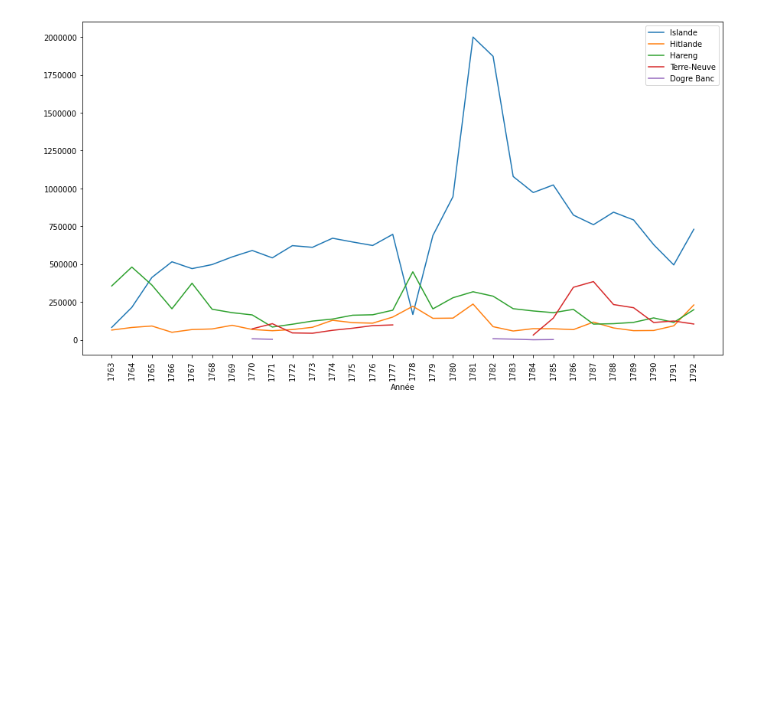
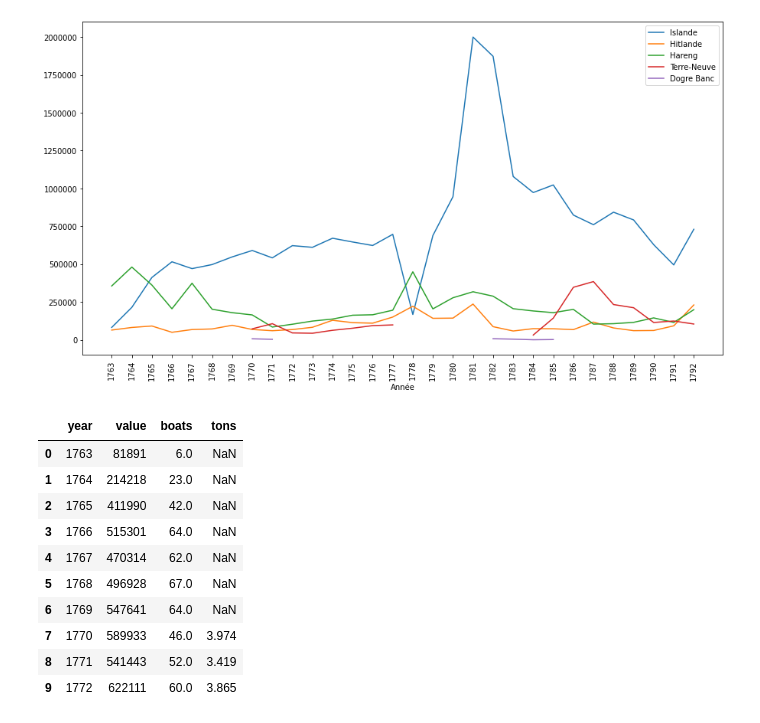
Before and after one commit to medialab/portic-datasprint-2022, a Jupyter notebook: productions/module_06/exploration_commerce_dunkerque.ipynb, the cells around one changed output. Cells and saved outputs as stored; diff of their text form; code cells hidden in the pictures; blank space fills up the shorter version.

```diff
--- a/productions/module_06/exploration_commerce_dunkerque.ipynb
+++ b/productions/module_06/exploration_commerce_dunkerque.ipynb
@@ -103,3 +125,23 @@ ax.yaxis.set_major_formatter(lambda x, y: int(x))
 None
 # %% [output]
 [figure]
+# %%
+islande_df = pd.DataFrame(data={
+    'year': df_peche['Année'],
+    'value': df_peche['Islande'],
+    'boats': df_boats['Total nb'],
+    'tons': df_boats['Total tons']
+})
+islande_df.head(10)
+# %% [output]
+|  | year | value | boats | tons |
+| 0 | 1763 | 81891 | 6.0 | NaN |
+| 1 | 1764 | 214218 | 23.0 | NaN |
+| 2 | 1765 | 411990 | 42.0 | NaN |
+| 3 | 1766 | 515301 | 64.0 | NaN |
+| 4 | 1767 | 470314 | 62.0 | NaN |
+| 5 | 1768 | 496928 | 67.0 | NaN |
+| 6 | 1769 | 547641 | 64.0 | NaN |
+| 7 | 1770 | 589933 | 46.0 | 3.974 |
+| 8 | 1771 | 541443 | 52.0 | 3.419 |
+| 9 | 1772 | 622111 | 60.0 | 3.865 |
```
Also changed, not shown: parts of 4 cells of this notebook.
